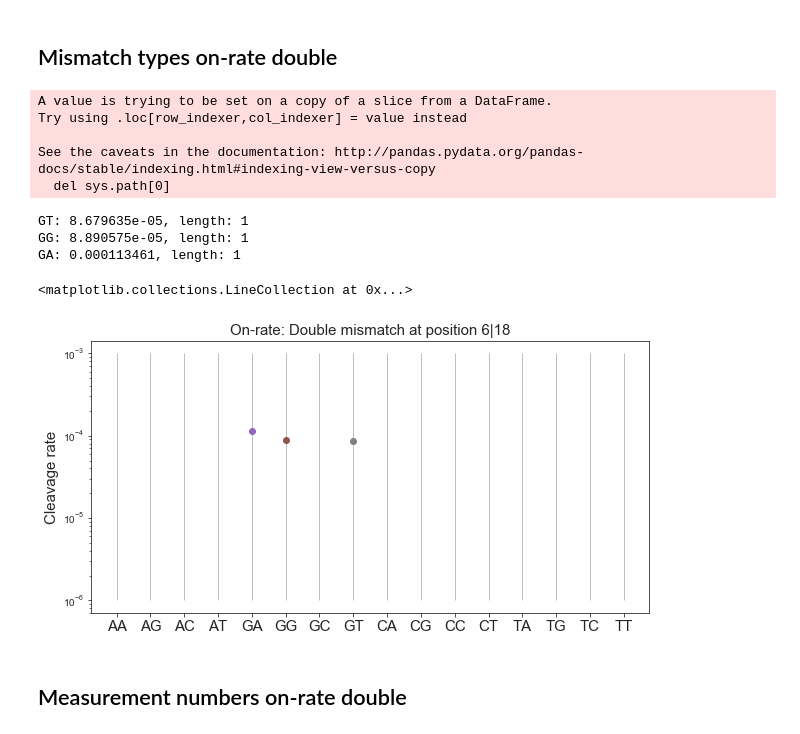
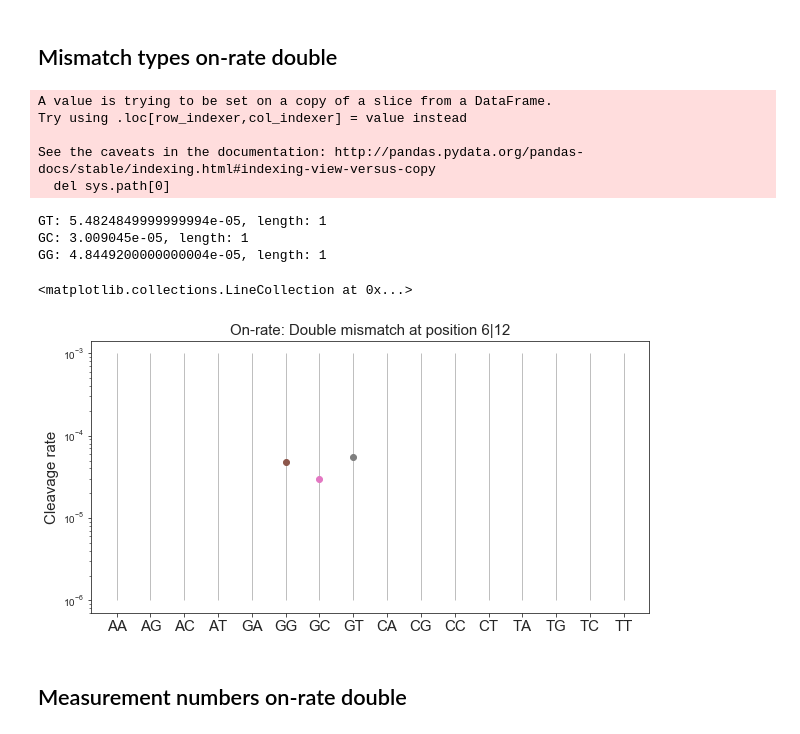
Before and after one commit to martin-depken/Energy-Landscape, a Jupyter notebook: predict_pclv_Stijn/mismatch_types.ipynb, the cells around one changed output. Saved outputs shown, nothing was run; the diff lists cells and outputs as text; code cells hidden in the pictures.

```diff
--- a/predict_pclv_Stijn/mismatch_types.ipynb
+++ b/predict_pclv_Stijn/mismatch_types.ipynb
@@ -76,7 +76,7 @@ data = pd.read_csv(path+filename)
 data.columns = [c.replace(' ', '_') for c in data.columns]
 
 position1 = 6
-position2 = 18
+position2 = 12
 
 mismatch2 = data[data.Mutation_Positions == str(position1)+'|'+str(position2)]
 sequences2 = mismatch2['Sequence'].apply(lambda S: process.separate_PAM(S)[1])
@@ -223,8 +223,8 @@ data = data[data['PAM']]
 data['Mutation_Positions'] = data['mutations'].apply(boy.get_pos)
 data['number'] = data['Mutation_Positions'].apply(len)
 
-position1 = 6
-position2 = 18
+#position1 = 9
+#position2 = 11
 position = str(position2)+'|'+str(position1)
 mismatch = data[data['number']==2]
 mismatch['Mutation_Positions'] = mismatch['Mutation_Positions'].apply(lambda x: str(x[0])+'|'+str(x[1]))
@@ -331,37 +331,37 @@ plt.semilogy(np.ones(len(AC))*3,AC,marker='o')
 plt.semilogy(np.ones(len(AT))*4,AT,marker='o')
 plt.semilogy(np.ones(len(GA))*5,GA,marker='o')
 plt.semilogy(np.ones(len(GG))*6,GG,marker='o')
 plt.semilogy(np.ones(len(GC))*7,GC,marker='o')
 plt.semilogy(np.ones(len(GT))*8,GT,marker='o')
 plt.semilogy(np.ones(len(CA))*9,CA,marker='o')
 plt.semilogy(np.ones(len(CG))*10,CG,marker='o')
 plt.semilogy(np.ones(len(CC))*11,CC,marker='o')
 plt.semilogy(np.ones(len(CT))*12,CT,marker='o')
 plt.semilogy(np.ones(len(TA))*13,TA,marker='o')
 plt.semilogy(np.ones(len(TG))*14,TG,marker='o')
 plt.semilogy(np.ones(len(TC))*15,TC,marker='o')
 plt.semilogy(np.ones(len(TT))*16,TT,marker='o')
 
 #plt.semilogy(1,np.median(AA),marker='x',markersize=20)
 #plt.semilogy(2,np.median(AG),marker='x',markersize=20)
 #plt.semilogy(3,np.median(AC),marker='x',markersize=20)
 #plt.semilogy(4,np.median(AT),marker='x',markersize=20)
 
 plt.title('On-rate: Double mismatch at position ' + str(position1) + '|' + str(position2),fontsize=15)
 plt.xticks(range(1,17),['AA','AG','AC','AT','GA','GG','GC','GT','CA','CG','CC','CT','TA','TG','TC','TT'],fontsize=15)
 plt.ylabel('Cleavage rate',fontsize=15)
 plt.vlines(range(1,17),10**-6,10**-3,linewidth=0.5,color='grey')
 # %% [output]
 A value is trying to be set on a copy of a slice from a DataFrame.
 Try using .loc[row_indexer,col_indexer] = value instead
 
 See the caveats in the documentation: http://pandas.pydata.org/pandas-docs/stable/indexing.html#indexing-view-versus-copy
   del sys.path[0]
-GT: 8.679635e-05, length: 1
-GG: 8.890575e-05, length: 1
-GA: 0.000113461, length: 1
+GT: 5.4824849999999994e-05, length: 1
+GC: 3.009045e-05, length: 1
+GG: 4.8449200000000004e-05, length: 1
 <matplotlib.collections.LineCollection at 0x...>
-[figure, old version]
+[figure, new version]
 # %% [markdown]
 ## Measurement numbers on-rate double
 # %%
```
Also changed, not shown: parts of 1 cell of this notebook, 8 other files.
